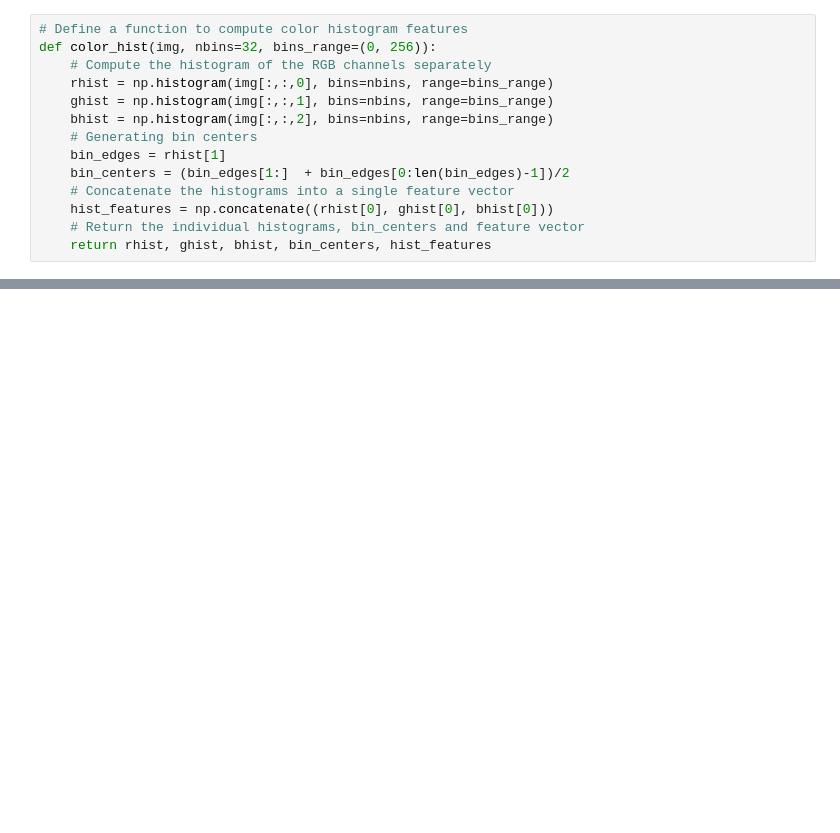
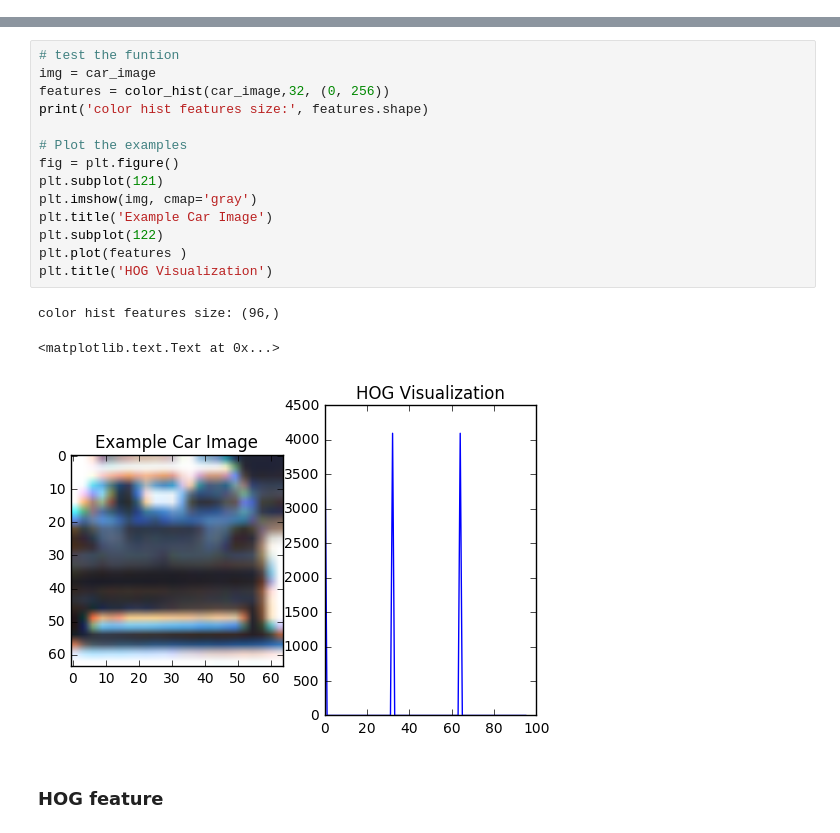
Before and after one commit to huipengzhang/CarND-P15-Vehicle-Detection-and-Tracking, a Jupyter notebook: Object_Detection.ipynb, the cells around one changed output, grey strips where cells are left out. Drawn from its saved outputs; the diff is of its cells as text; blank space fills up the shorter version.

```diff
--- a/Object_Detection.ipynb
+++ b/Object_Detection.ipynb
@@ -90,14 +0,0 @@ ax3.set_title('S channel', fontsize=10)
-# %%
-# Define a function to compute color histogram features
-def color_hist(img, nbins=32, bins_range=(0, 256)):
-    # Compute the histogram of the RGB channels separately
-    rhist = np.histogram(img[:,:,0], bins=nbins, range=bins_range)
-    ghist = np.histogram(img[:,:,1], bins=nbins, range=bins_range)
-    bhist = np.histogram(img[:,:,2], bins=nbins, range=bins_range)
-    # Generating bin centers
-    bin_edges = rhist[1]
-    bin_centers = (bin_edges[1:]  + bin_edges[0:len(bin_edges)-1])/2
-    # Concatenate the histograms into a single feature vector
-    hist_features = np.concatenate((rhist[0], ghist[0], bhist[0]))
-    # Return the individual histograms, bin_centers and feature vector
-    return rhist, ghist, bhist, bin_centers, hist_features
@@ -731,0 +131,20 @@ plt.imshow(window_img)
+# %%
+# test the funtion
+img = car_image
+features = color_hist(car_image,32, (0, 256))
+print('color hist features size:', features.shape)
+
+# Plot the examples
+fig = plt.figure()
+plt.subplot(121)
+plt.imshow(img, cmap='gray')
+plt.title('Example Car Image')
+plt.subplot(122)
+plt.plot(features )
+plt.title('HOG Visualization')
+# %% [output]
+color hist features size: (96,)
+<matplotlib.text.Text at 0x...>
+[figure, added]
+# %% [markdown]
+### HOG feature
```
Also changed, not shown: parts of 61 cells of this notebook.
